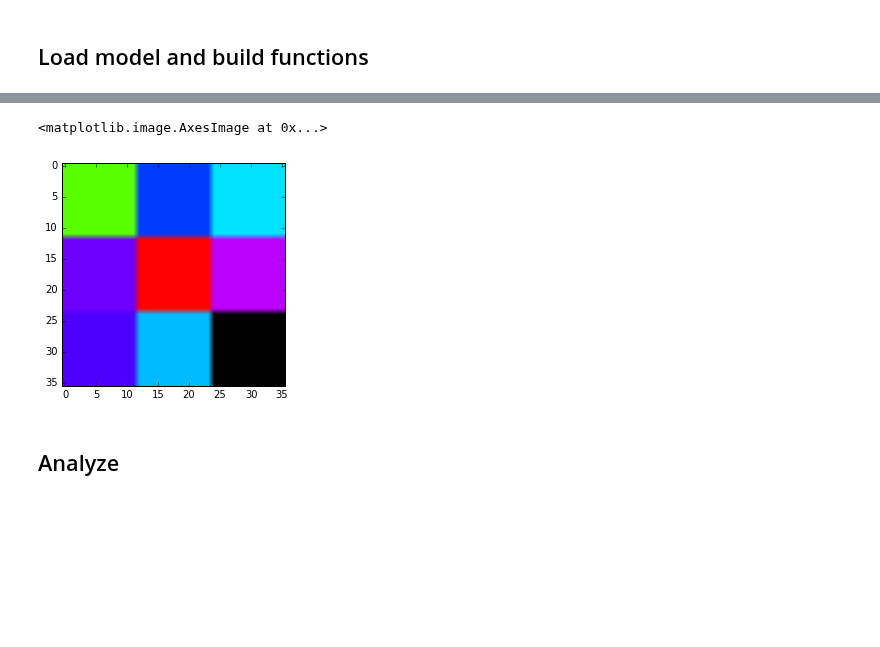
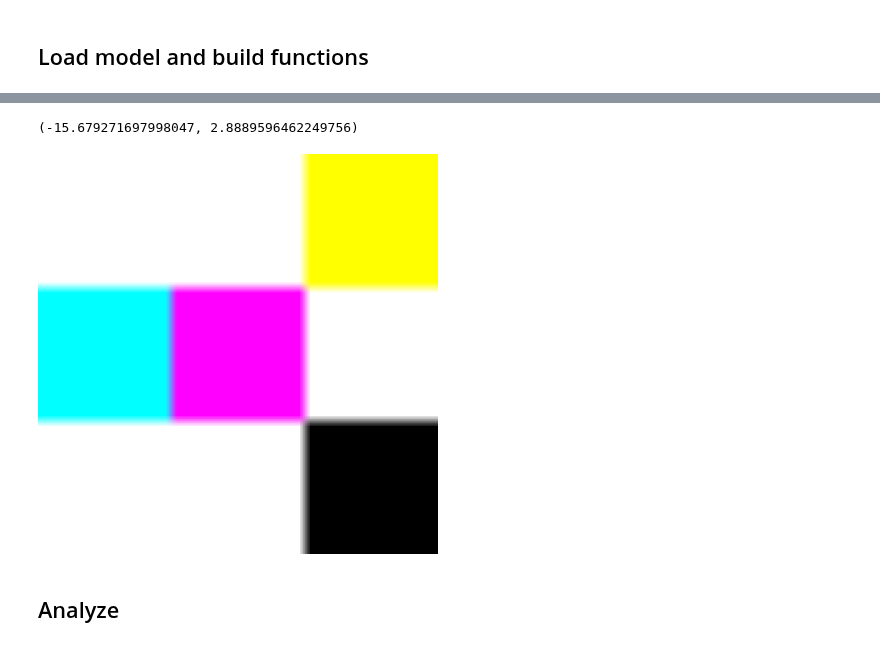
Before and after one commit to mehdidc/feature_generation, a Jupyter notebook: ipynb/brushstroke.ipynb, the cells around one changed output, grey strips where cells are left out. Saved outputs shown, nothing was run; the diff lists cells and outputs as text; code cells hidden in the pictures; blank space fills up the shorter version.

```diff
--- a/ipynb/brushstroke.ipynb
+++ b/ipynb/brushstroke.ipynb
@@ -73,7 +70,7 @@ Couldn't import dot_parser, loading of dot files will not be possible.
 # %% [markdown]
 ## Load model and build functions
 # %%
-model, data, layers = load_model("../training/brush/unit_tests/006/model.pkl")
+model, data, layers = load_model("../training/brush/unit_tests/005/model.pkl")
 w, h = layers['output'].output_shape[2:]
 print(json.dumps(model.hypers['model_params'], indent=2))
 # %% [output]
@@ -111,7 +108,6 @@ for c in coord_layers:
 get_reprs = []
 for c in coord_layers:
     get_reprs.append(theano.function([X], L.get_output(layers[c], X)))
-
 get_repr = theano.function([X], L.get_output(layers[coord], X))
 get_brush = build_brush_func(
     layers,
@@ -119,9 +115,14 @@ get_brush = build_brush_func(
     nonlin=lambda x:x) # transforms an image to sequence of imagess
 reconstruct = model.reconstruct # reconstructs an image
 
-scale = get_scale(layers)
-
-bias = get_bias(layers)
+if 'scaled_output' in layers:
+    scale = get_scale(layers)
+else:
+    scale = np.array([1])
+if 'biased_output' in layers:
+    bias = get_bias(layers)
+else:
+    bias = np.array([0])
 # %%
 get_brush = build_brush_func(
     layers,
@@ -146,11 +164,14 @@ np.set_printoptions(formatter={'float': lambda x:'{:.4f}'.format(x)})
 # %%
-img = (  (layers['brush'].colors_.get_value()) * 0.5 *  scale.flatten() + bias.flatten())
+img = (  (layers['brush'].colors_.get_value()) * scale.flatten() + bias.flatten())
+print(img.min(), img.max())
+img = np.clip(img, 0, 1)
 img = img[:, :, None, None] * np.ones((1, 3, 12, 12))
-img = disp_grid(img)
-plt.imshow(img)
+img = disp_grid(img, normalize=False)
+imsave('imgs/colors.png', img)
+Image('imgs/colors.png', width=400, height=400)
 # %% [output]
-<matplotlib.image.AxesImage at 0x...>
+(-15.679271697998047, 2.8889596462249756)
-[figure, old version]
+[figure, new version]
 # %% [markdown]
 ## Analyze
 # %%
```
Also changed, not shown: parts of 7 cells of this notebook, 2 other files.
